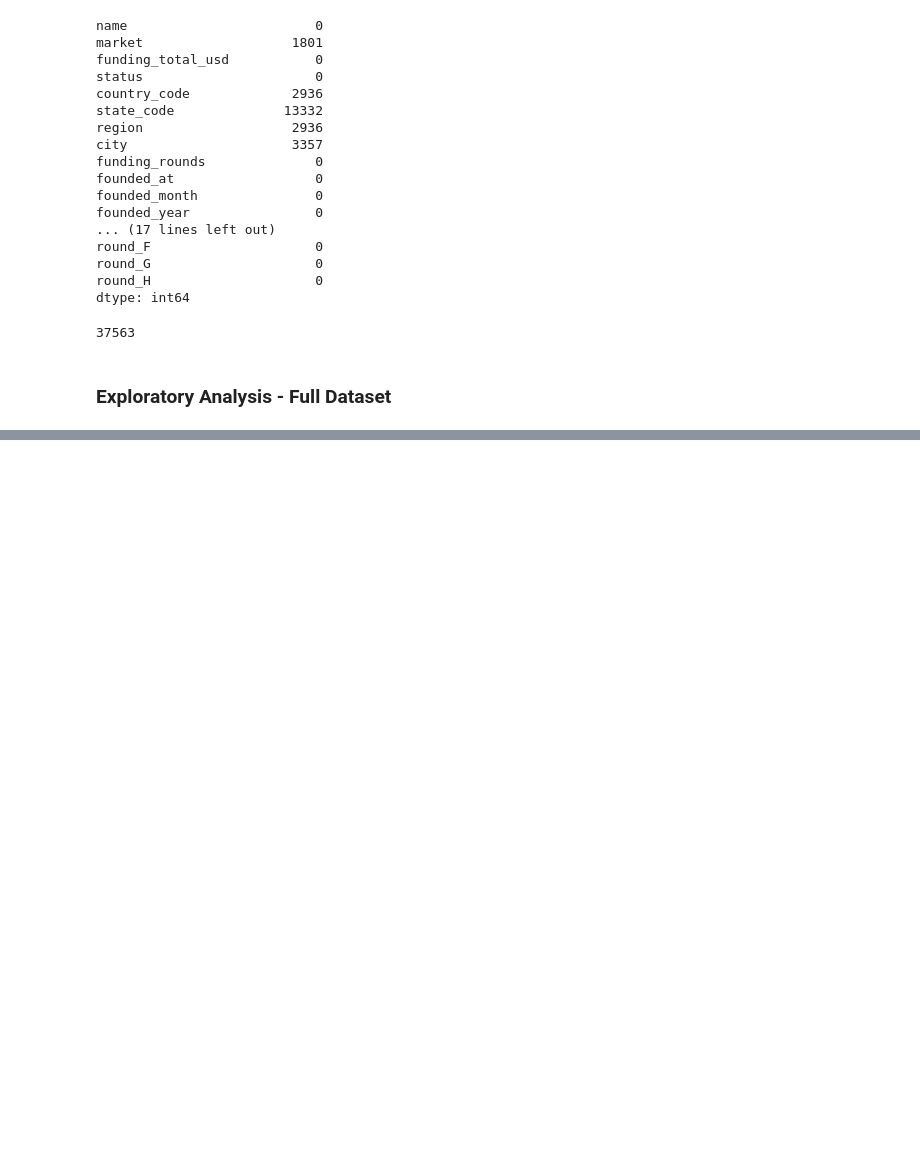
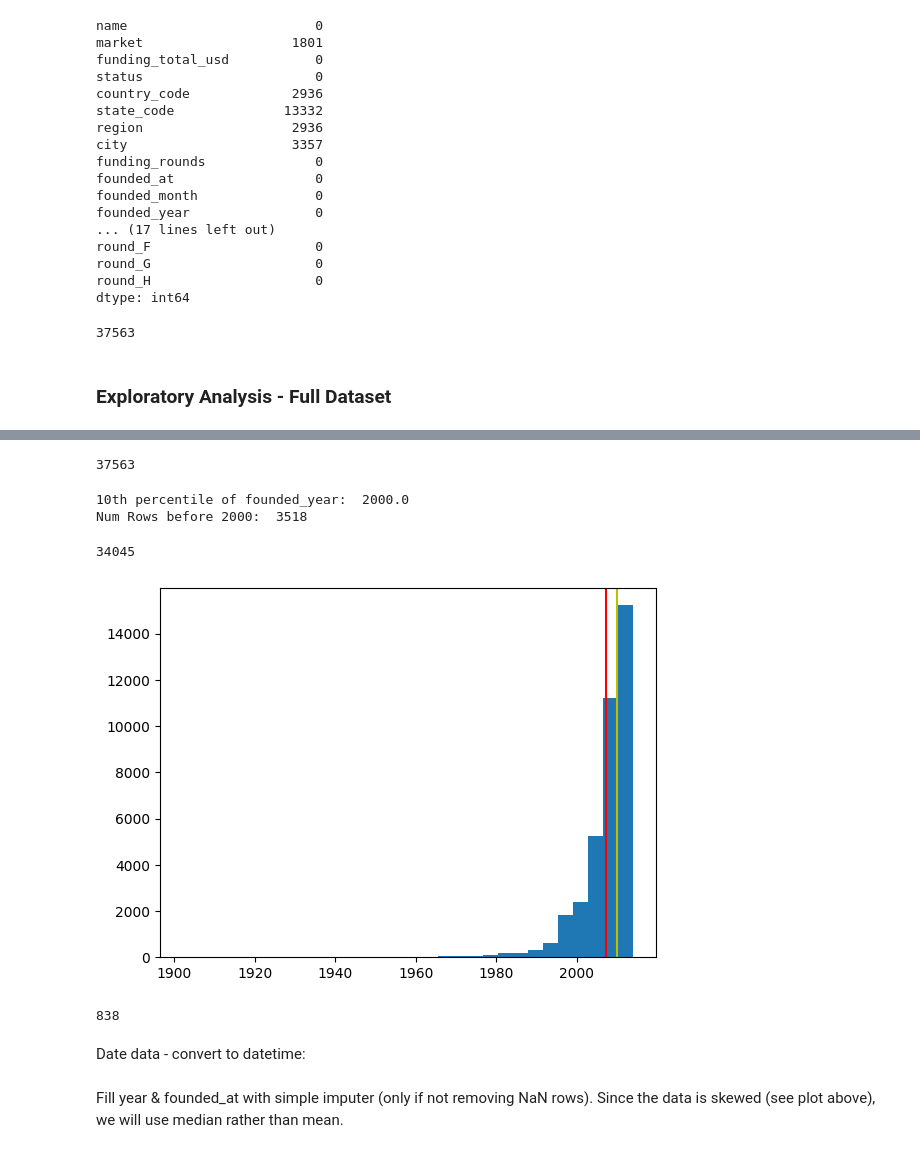
Before and after one commit to lorenzopanero/startup-prediction, a Jupyter notebook: notebook/exploration.ipynb, the cells around one changed output, grey strips where cells are left out. Cells and saved outputs as stored; diff of their text form; code cells hidden in the pictures; blank space fills up the shorter version.

```diff
--- a/notebook/exploration.ipynb
+++ b/notebook/exploration.ipynb
@@ -123,0 +146,3 @@ data.hist('equity_crowdfunding', bins=40)
+# %%
+data = data.dropna(subset=['status', 'name', 'founded_year'])
+data.isnull().sum()
@@ -123,0 +167,33 @@ data.hist('equity_crowdfunding', bins=40)
+# %%
+len(data)
+# %% [output]
+37563
+# %%
+# filling categoricals
+data = data.fillna(value={'market': 'other', 'country_code': 'other',
+                          'region': 'other', 'city': 'other',
+                          'state_code': 'other'})
+# %%
+# distribution of non NA years
+plt.hist(data['founded_year'][~data['founded_year'].isnull()], bins=30)
+plt.axvline(x=np.nanmean(data['founded_year']), color='r')
+plt.axvline(x=np.nanmedian(data['founded_year']), color='y')
+
+p10 = np.percentile(data['founded_year'][~data['founded_year'].isnull()], 10)
+print("10th percentile of founded_year: ", p10)
+
+#10th percentile year is 2000, we will subset for startups founded on or after 2000
+print("Num Rows before 2000: ", len(data[data['founded_year'] < 2000]))
+data = data[data['founded_year'] >= 2000].reset_index(drop=True)
+len(data)
+# %% [output]
+10th percentile of founded_year:  2000.0
+Num Rows before 2000:  3518
+34045
+[figure, added]
+# %%
+len(df[(df['founded_year'] < 2000) & (df['status'] != 'operating')])
+# %% [output]
+838
+# %% [markdown]
+Date data - convert to datetime:
@@ -123,0 +208,2 @@ data.hist('equity_crowdfunding', bins=40)
+# %% [markdown]
+Fill year & founded_at with simple imputer (only if not removing NaN rows). Since the data is skewed (see plot above), we will use median rather than mean.
```
Also changed, not shown: parts of 41 cells of this notebook, 4 other files.
